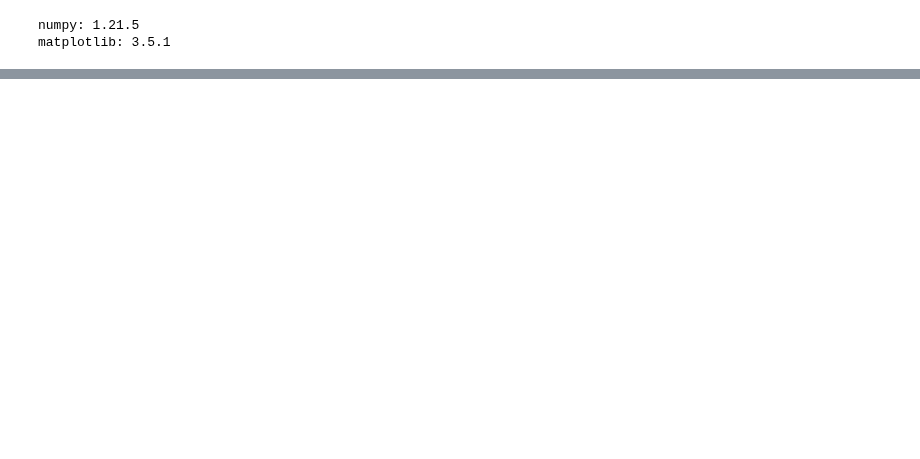
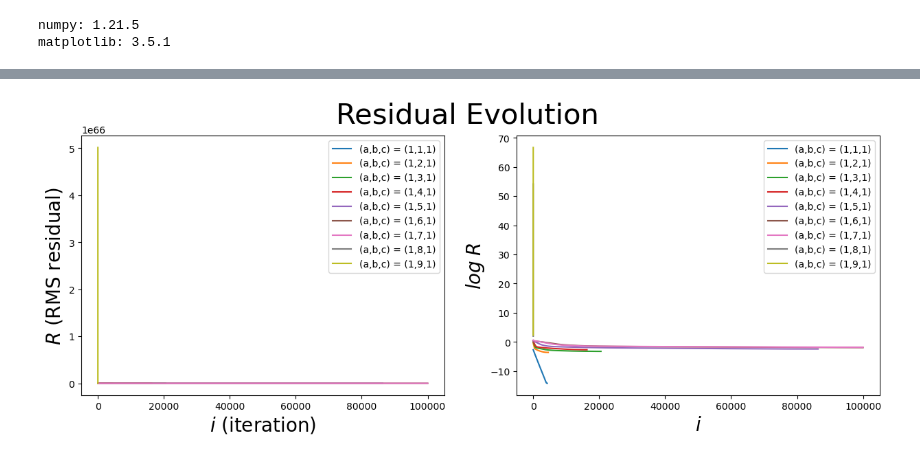
Before and after one commit to iago-mendes/eucled, a Jupyter notebook: src/exercises/08-embedding/assets/plots.ipynb, the cells around one changed output, grey strips where cells are left out. Saved outputs shown, nothing was run; the diff lists cells and outputs as text; code cells hidden in the pictures; blank space fills up the shorter version.

```diff
--- a/src/exercises/08-embedding/assets/plots.ipynb
+++ b/src/exercises/08-embedding/assets/plots.ipynb
@@ -84,3 +16,66 @@ plt.show()
+# %%
+# RESIDUAL EVOLUTION
+
+fig, (ax1, ax2) = plt.subplots(1,2)
+
+entries = [
+	[np.genfromtxt('residuals_111.0.csv', delimiter=','), '(a,b,c) = (1,1,1)'],
+	# [np.genfromtxt('residuals_112.0.csv', delimiter=','), '(a,b,c) = (1,1,2)'],
+	# [np.genfromtxt('residuals_113.0.csv', delimiter=','), '(a,b,c) = (1,1,3)'],
+	# [np.genfromtxt('residuals_114.0.csv', delimiter=','), '(a,b,c) = (1,1,4)'],
+	# [np.genfromtxt('residuals_115.0.csv', delimiter=','), '(a,b,c) = (1,1,5)'],
+	# [np.genfromtxt('residuals_116.0.csv', delimiter=','), '(a,b,c) = (1,1,6)'],
+	# [np.genfromtxt('residuals_117.0.csv', delimiter=','), '(a,b,c) = (1,1,7)'],
+	# [np.genfromtxt('residuals_118.0.csv', delimiter=','), '(a,b,c) = (1,1,8)'],
+	# [np.genfromtxt('residuals_119.0.csv', delimiter=','), '(a,b,c) = (1,1,9)'],
+	[np.genfromtxt('residuals_121.0.csv', delimiter=','), '(a,b,c) = (1,2,1)'],
+	[np.genfromtxt('residuals_131.0.csv', delimiter=','), '(a,b,c) = (1,3,1)'],
+	[np.genfromtxt('residuals_141.0.csv', delimiter=','), '(a,b,c) = (1,4,1)'],
+	[np.genfromtxt('residuals_151.0.csv', delimiter=','), '(a,b,c) = (1,5,1)'],
+	[np.genfromtxt('residuals_161.0.csv', delimiter=','), '(a,b,c) = (1,6,1)'],
+	[np.genfromtxt('residuals_171.0.csv', delimiter=','), '(a,b,c) = (1,7,1)'],
+	[np.genfromtxt('residuals_181.0.csv', delimiter=','), '(a,b,c) = (1,8,1)'],
+	[np.genfromtxt('residuals_191.0.csv', delimiter=','), '(a,b,c) = (1,9,1)'],
+]
+
+
+for entry in entries:
+	i_values = entry[0][:,0]
+	residuals = entry[0][:,1]
+	# log_i_values = []
+	log_residuals = []
+
+	label = entry[1]
+
+	# for i in i_values:
+	# 	log_i_values.append(np.log(i) / np.log(10))
+
+	for residual in residuals:
+		log_residuals.append(np.log(residual) / np.log(10))
+
+	ax1.plot(i_values, residuals, label = label)
+	ax1.set(xlabel='$i$ (iteration)', ylabel='$R$ (RMS residual)')
+
+
+	ax2.plot(i_values, log_residuals, label = label)
+	ax2.set(xlabel='$i$', ylabel='$log \; R$')
+	# ax2.plot(log_i_values, log_residuals)
+	# ax2.set(xlabel='$\log \; i$', ylabel='$\log \; R$')
+
+ax1.xaxis.label.set_fontsize(20)
+ax1.yaxis.label.set_fontsize(20)
+ax2.xaxis.label.set_fontsize(20)
+ax2.yaxis.label.set_fontsize(20)
+
+fig.suptitle('Residual Evolution', fontsize=30)
+fig.set_size_inches(15, 5, forward=True)
+fig.set_dpi(100)
+
+ax1.legend()
+ax2.legend()
+plt.show()
+# %% [output]
+[figure, added]
 # %%
 # RESIDUAL DISTRIBUTION ANIMATION
 
```
Also changed, not shown: parts of 5 cells of this notebook, 1 other file.
